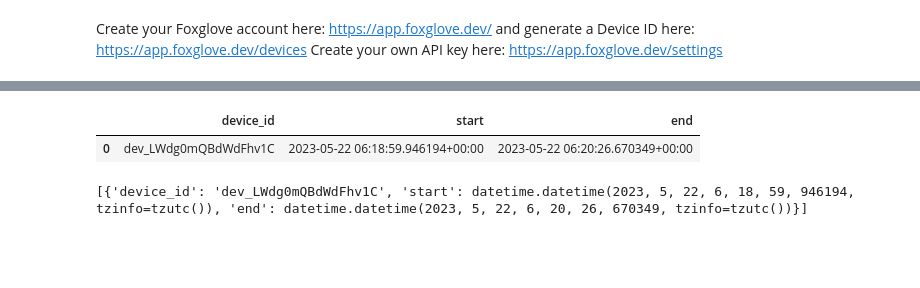
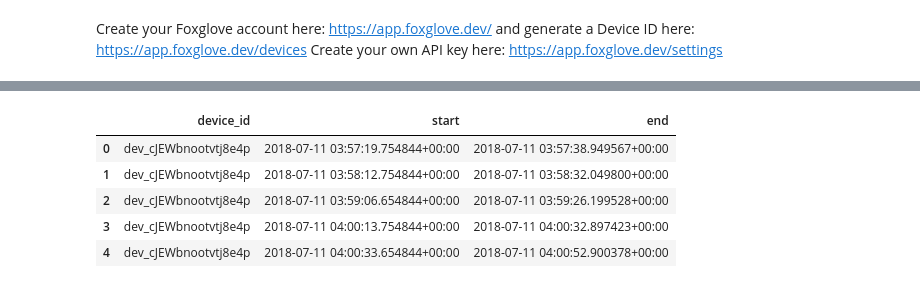
Before and after one commit to borealbikes-dev/3d_labels_facial_expressions_and_emotion_detection, a Jupyter notebook: facial_expression_recognition/facial_expression_recognition/foxglove_data_analyzer.ipynb, the cells around one changed output, grey strips where cells are left out. Cells and saved outputs as stored; diff of their text form; code cells hidden in the pictures; blank space fills up the shorter version.

```diff
--- a/facial_expression_recognition/facial_expression_recognition/foxglove_data_analyzer.ipynb
+++ b/facial_expression_recognition/facial_expression_recognition/foxglove_data_analyzer.ipynb
@@ -32,7 +11,7 @@ Create your own API key here: https://app.foxglove.dev/settings
 from foxglove_data_platform.client import Client
 
 # Read-only public key for demonstration purposes
-client = Client(token="fox_sk_GHYaDcMX4xXT80f4NNFtg8q8mMGxDMBD")
+client = Client(token="fox_sk_1dbfnSNxWmtT4cV82YCMA3lbQE3hcE3E")
 # %%
 %pip install pandas
 # %% [output]
@@ -48,19 +27,20 @@ Note: you may need to restart the kernel to use updated packages.
 # %%
 from datetime import datetime
 import pandas as pd
 
-all_devices_coverage = client.get_coverage(start=datetime(2023, 5, 20), end=datetime(2023,5,25))
+all_devices_coverage = client.get_coverage(start=datetime(2018, 1, 1), end=datetime(2019,1,1))
 all_devices_coverage = sorted(all_devices_coverage, key=lambda c: c['start'])
 pd.DataFrame(all_devices_coverage).head()
 # %% [output]
 |  | device_id | start | end |
-| 0 | dev_LWdg0mQBdWdFhv1C | 2023-05-22 06:18:59.946194+00:00 | 2023-05-22 06:20:26.670349+00:00 |
+| 0 | dev_cJEWbnootvtj8e4p | 2018-07-11 03:57:19.754844+00:00 | 2018-07-11 03:57:38.949567+00:00 |
+| 1 | dev_cJEWbnootvtj8e4p | 2018-07-11 03:58:12.754844+00:00 | 2018-07-11 03:58:32.049800+00:00 |
+| 2 | dev_cJEWbnootvtj8e4p | 2018-07-11 03:59:06.654844+00:00 | 2018-07-11 03:59:26.199528+00:00 |
+| 3 | dev_cJEWbnootvtj8e4p | 2018-07-11 04:00:13.754844+00:00 | 2018-07-11 04:00:32.897423+00:00 |
+| 4 | dev_cJEWbnootvtj8e4p | 2018-07-11 04:00:33.654844+00:00 | 2018-07-11 04:00:52.900378+00:00 |
 # %%
-device_id = "dev_LWdg0mQBdWdFhv1C"
+device_id = "dev_cJEWbnootvtj8e4p"
 coverage = [r for r in all_devices_coverage if r["device_id"] == device_id]
-print(coverage)
-# %% [output]
-[{'device_id': 'dev_LWdg0mQBdWdFhv1C', 'start': datetime.datetime(2023, 5, 22, 6, 18, 59, 946194, tzinfo=tzutc()), 'end': datetime.datetime(2023, 5, 22, 6, 20, 26, 670349, tzinfo=tzutc())}]
 # %%
 %pip install matplotlib
 # %% [output]
```
Also changed, not shown: parts of 8 cells of this notebook, 1 other file.
